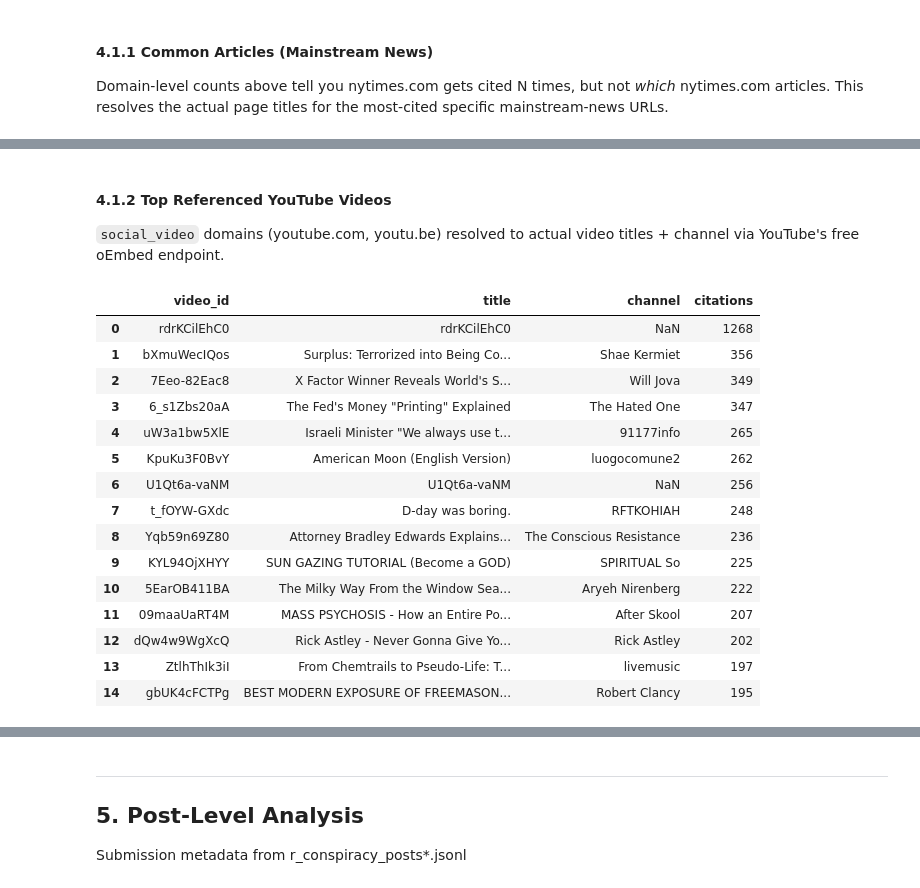
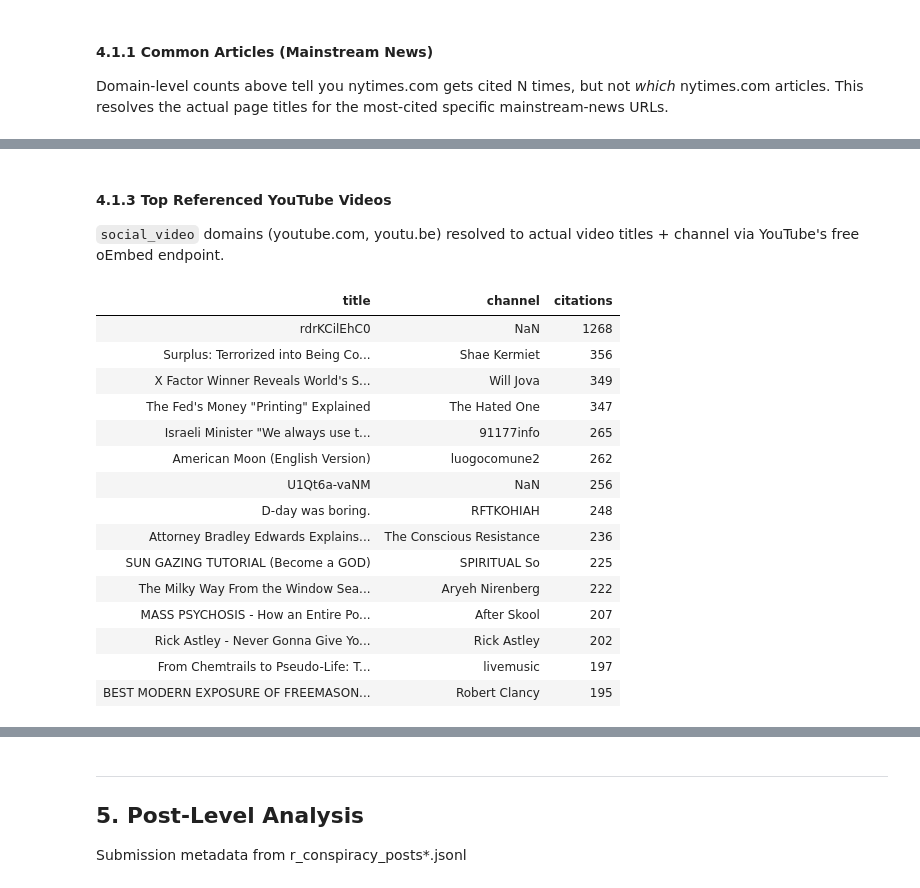
Before and after one commit to humanathema/ConspiracyComments, a Jupyter notebook: ConspiracyMaster_Refactored.ipynb, the cells around one changed output, grey strips where cells are left out. Cells and saved outputs as stored; diff of their text form; code cells hidden in the pictures.

```diff
--- a/ConspiracyMaster_Refactored.ipynb
+++ b/ConspiracyMaster_Refactored.ipynb
@@ -1320,51 +1377,52 @@ display(df_news_articles[['domain', 'title', 'citations', 'avg_upvotes', 'url']]
 # %% [markdown]
-#### 4.1.2 Top Referenced YouTube Videos
+#### 4.1.3 Top Referenced YouTube Videos
 
 `social_video` domains (youtube.com, youtu.be) resolved to actual video
 titles + channel via YouTube's free oEmbed endpoint.
 # %%
 YOUTUBE_DOMAINS = ['youtube.com', 'youtu.be', 'm.youtube.com']
 
 def _extract_youtube_id(url):
     match = re.search(r'(?:v=|youtu\.be/)([A-Za-z0-9_-]{11})', url)
     return match.group(1) if match else None
 
 df_youtube = df_urls[df_urls['domain'].isin(YOUTUBE_DOMAINS)].copy()
 df_youtube['video_id'] = df_youtube['url'].apply(_extract_youtube_id)
 df_youtube = df_youtube.dropna(subset=['video_id']) \
     .groupby('video_id', as_index=False).agg(citations=('citations', 'sum')) \
     .nlargest(15, 'citations').reset_index(drop=True)
 
 YOUTUBE_CACHE = BASE + 'top_youtube_videos.csv'
 if os.path.exists(YOUTUBE_CACHE):
     df_youtube = pd.read_csv(YOUTUBE_CACHE)
 else:
     titles, channels = [], []
     for vid in df_youtube['video_id']:
         meta = fetch_youtube_metadata(vid)
         titles.append(meta['title'])
         channels.append(meta['channel'])
     df_youtube['title'] = titles
     df_youtube['channel'] = channels
-    df_youtube = df_youtube[['video_id', 'title', 'channel', 'citations']]
+    df_youtube['url'] = 'https://www.youtube.com/watch?v=' + df_youtube['video_id']
+    df_youtube = df_youtube[['video_id', 'title', 'channel', 'citations', 'url']]
     df_youtube.to_csv(YOUTUBE_CACHE, index=False)
 
-display(df_youtube)
+viz.display_with_links(df_youtube, url_col='url', text_col='title', columns=['title', 'channel', 'citations'])
 # %% [output]
-|  | video_id | title | channel | citations |
-| 0 | rdrKCilEhC0 | rdrKCilEhC0 | NaN | 1268 |
-| 1 | bXmuWecIQos | Surplus: Terrorized into Being Co... | Shae Kermiet | 356 |
-| 2 | 7Eeo-82Eac8 | X Factor Winner Reveals World's S... | Will Jova | 349 |
-| 3 | 6_s1Zbs20aA | The Fed's Money "Printing" Explained | The Hated One | 347 |
-| 4 | uW3a1bw5XlE | Israeli Minister "We always use t... | 91177info | 265 |
-| 5 | KpuKu3F0BvY | American Moon (English Version) | luogocomune2 | 262 |
-| 6 | U1Qt6a-vaNM | U1Qt6a-vaNM | NaN | 256 |
-| 7 | t_fOYW-GXdc | D-day was boring. | RFTKOHIAH | 248 |
-| 8 | Yqb59n69Z80 | Attorney Bradley Edwards Explains... | The Conscious Resistance | 236 |
-| 9 | KYL94OjXHYY | SUN GAZING TUTORIAL (Become a GOD) | SPIRITUAL So | 225 |
-| 10 | 5EarOB411BA | The Milky Way From the Window Sea... | Aryeh Nirenberg | 222 |
-| 11 | 09maaUaRT4M | MASS PSYCHOSIS - How an Entire Po... | After Skool | 207 |
-| 12 | dQw4w9WgXcQ | Rick Astley - Never Gonna Give Yo... | Rick Astley | 202 |
-| 13 | ZtlhThIk3iI | From Chemtrails to Pseudo-Life: T... | livemusic | 197 |
-| 14 | gbUK4cFCTPg | BEST MODERN EXPOSURE OF FREEMASON... | Robert Clancy | 195 |
+| title | channel | citations |
+| rdrKCilEhC0 | NaN | 1268 |
+| Surplus: Terrorized into Being Co... | Shae Kermiet | 356 |
+| X Factor Winner Reveals World's S... | Will Jova | 349 |
+| The Fed's Money "Printing" Explained | The Hated One | 347 |
+| Israeli Minister "We always use t... | 91177info | 265 |
+| American Moon (English Version) | luogocomune2 | 262 |
+| U1Qt6a-vaNM | NaN | 256 |
+| D-day was boring. | RFTKOHIAH | 248 |
+| Attorney Bradley Edwards Explains... | The Conscious Resistance | 236 |
+| SUN GAZING TUTORIAL (Become a GOD) | SPIRITUAL So | 225 |
+| The Milky Way From the Window Sea... | Aryeh Nirenberg | 222 |
+| MASS PSYCHOSIS - How an Entire Po... | After Skool | 207 |
+| Rick Astley - Never Gonna Give Yo... | Rick Astley | 202 |
+| From Chemtrails to Pseudo-Life: T... | livemusic | 197 |
+| BEST MODERN EXPOSURE OF FREEMASON... | Robert Clancy | 195 |
 # %% [markdown]
```
Also changed, not shown: parts of 10 cells of this notebook, 3 other files.
